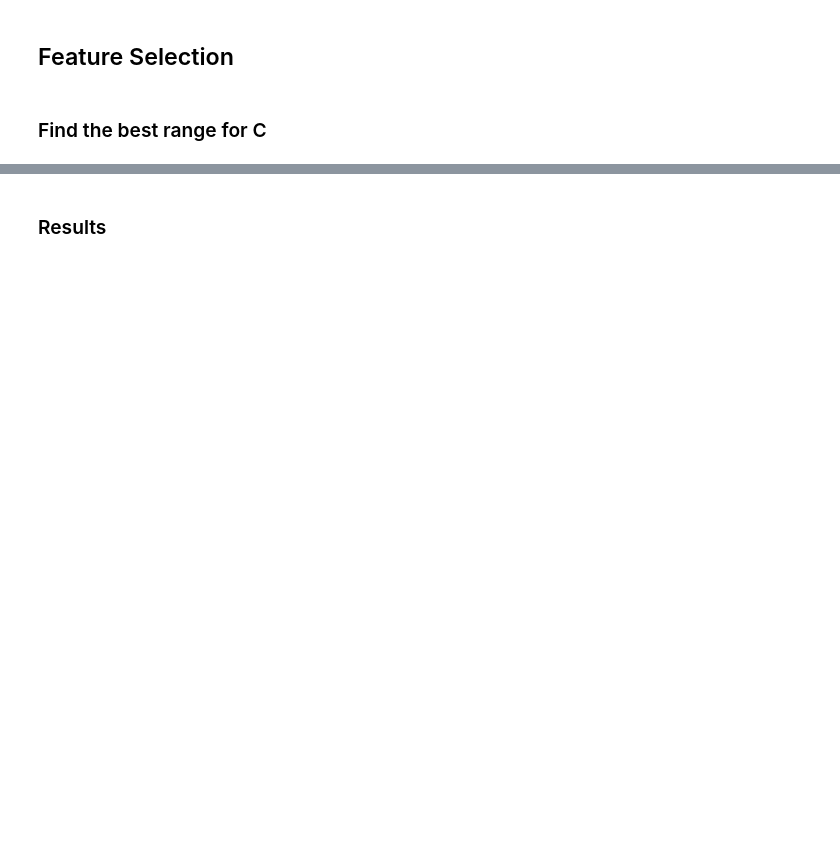
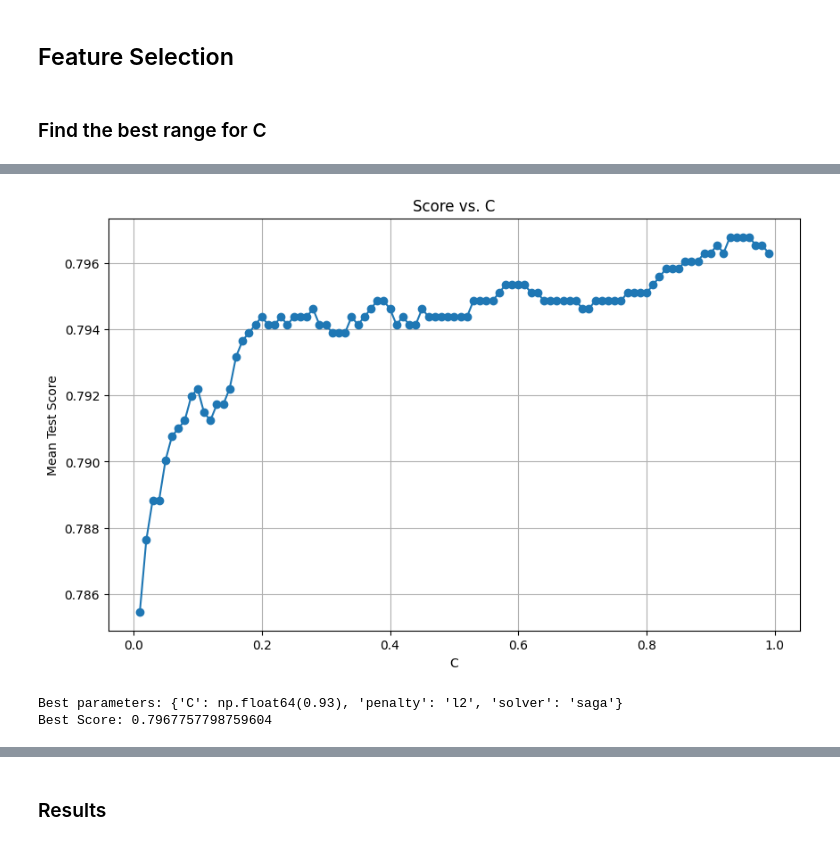
Before and after one commit to beatrizmsa/ml-vegetation-classifier, a Jupyter notebook: notebook.ipynb, the cells around one changed output, grey strips where cells are left out. Cells and saved outputs as stored; diff of their text form; code cells hidden in the pictures; blank space fills up the shorter version.

```diff
--- a/notebook.ipynb
+++ b/notebook.ipynb
@@ -241,0 +369,11 @@ best_parameter_C
+# %%
+# Define the parameters we will test, setting C values from 0 to 1 in increments of 0.01
+
+parameters = {'C': np.arange(0, 1, 0.01),
+              'penalty': ['l2'],
+              'solver': ['saga']}
+result_ridge = best_feature_grid_search_visualization(X_train, y_train, parameters, model, result_ridge)
+# %% [output]
+[figure, added]
+Best parameters: {'C': np.float64(0.93), 'penalty': 'l2', 'solver': 'saga'}
+Best Score: 0.7967757798759604
```
Also changed, not shown: parts of 94 cells of this notebook, 1 other file.
